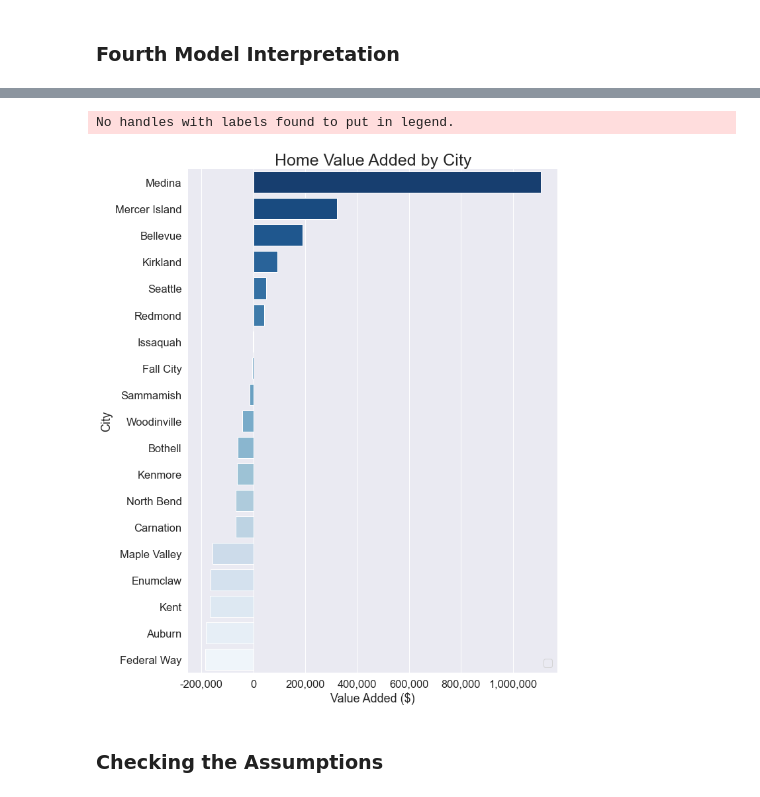
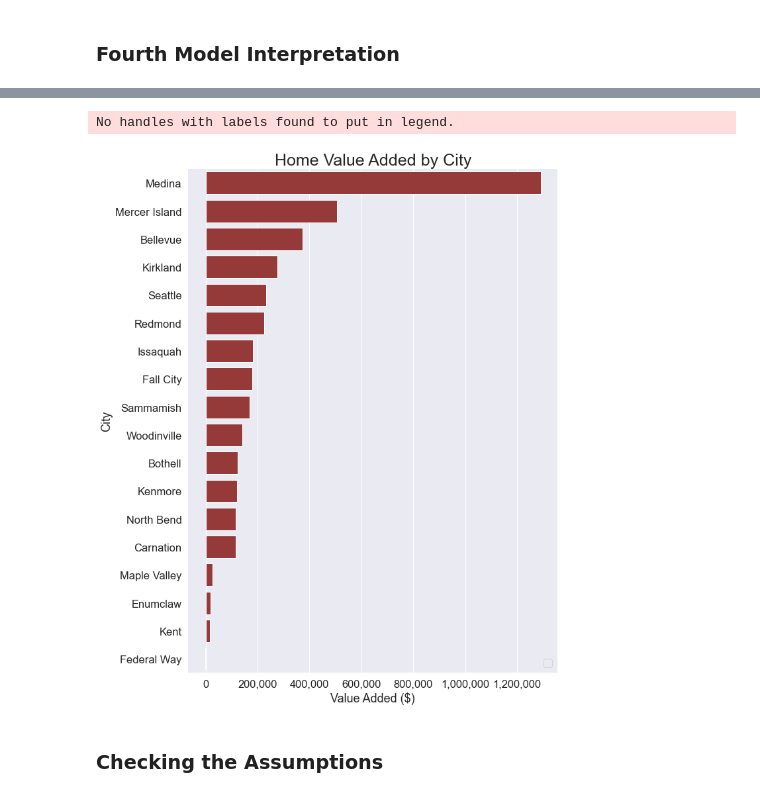
Before and after one commit to tmcroyce/House_Pricing_Project, a Jupyter notebook: Travis_Project.ipynb, the cells around one changed output, grey strips where cells are left out. Cells and saved outputs as stored; diff of their text form; code cells hidden in the pictures.

```diff
--- a/Travis_Project.ipynb
+++ b/Travis_Project.ipynb
@@ -761,7 +842,7 @@ from sklearn.feature_selection import RFECV
 from sklearn.preprocessing import StandardScaler
 
 
-X_train_for_RFECV = StandardScaler().fit_transform(model_2)
+X_train_for_RFECV = StandardScaler().fit_transform(X_train_num)
 model_for_RFECV = LinearRegression()
 
 # Instantiate and fit the selector
@@ -796,11 +875,11 @@ The algorithm chose every feature EXCEPT lot square feet (`sqft_lot`)
 ## Model 4 - Dropping Sqft Lot
 # %%
 # Taking the algorithms suggestion of dropping sqft lot
-better_model = model_2.drop(columns='sqft_lot')
+better_model = X_train_num.drop(columns='sqft_lot')
 # %%
 final_cols = list(better_model.columns)
 # %%
-X_train_final = model_2[final_cols]
+X_train_final = X_train_num[final_cols]
 X_test_final = X_test[final_cols]
 # %%
 final_model = LinearRegression()
@@ -857,7 +936,7 @@ dtype: object
 # %%
 # Make a dataframe to check the specific city coefficients.
 city_list = [ 'Seattle','Kenmore', 'Sammamish', 'Redmond','Federal Way', 'Maple Valley',
-             'Bellevue', 'Auburn', 'Mercer Island', 'Kent', 'Issaquah',
+             'Bellevue', 'Mercer Island', 'Kent', 'Issaquah',
             'Kirkland', 'North Bend', 'Woodinville', 'Enumclaw', 'Fall City',
              'Bothell', 'Carnation', 'Medina']
 
@@ -891,25 +970,25 @@ co_df
 # %%
 
 sns.set_theme(style="whitegrid")
 sns.set_color_codes("muted")
 sns.set(font_scale = 1.5)
 f, ax = plt.subplots(figsize=(10, 14))
 
 
 #plot
 sns.barplot(x="Value_added", y="index", data=co_df,
-             palette = 'Blues_r')
+             color = 'brown')
 
 
 # Add a legend and informative axis label
 ax.legend(ncol=2, loc="lower right", frameon=True)
 ax.set( ylabel="City", xlabel="Value Added ($)")
 sns.despine(left=True, bottom=True)
 plt.title("Home Value Added by City", size = 25)
 plt.gca().xaxis.set_major_formatter(plt.matplotlib.ticker.StrMethodFormatter('{x:,.0f}'))
 # %% [output]
 No handles with labels found to put in legend.
-[figure, old version]
+[figure, new version]
 # %% [markdown]
 ### Checking the Assumptions
 # %% [markdown]
```
Also changed, not shown: parts of 71 cells of this notebook.
